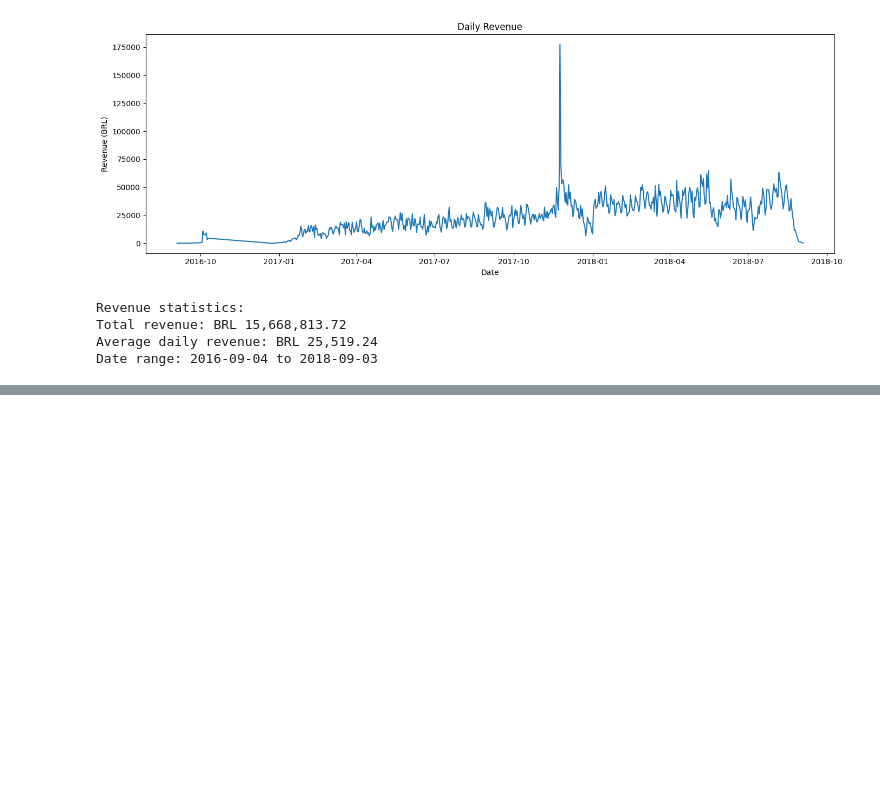
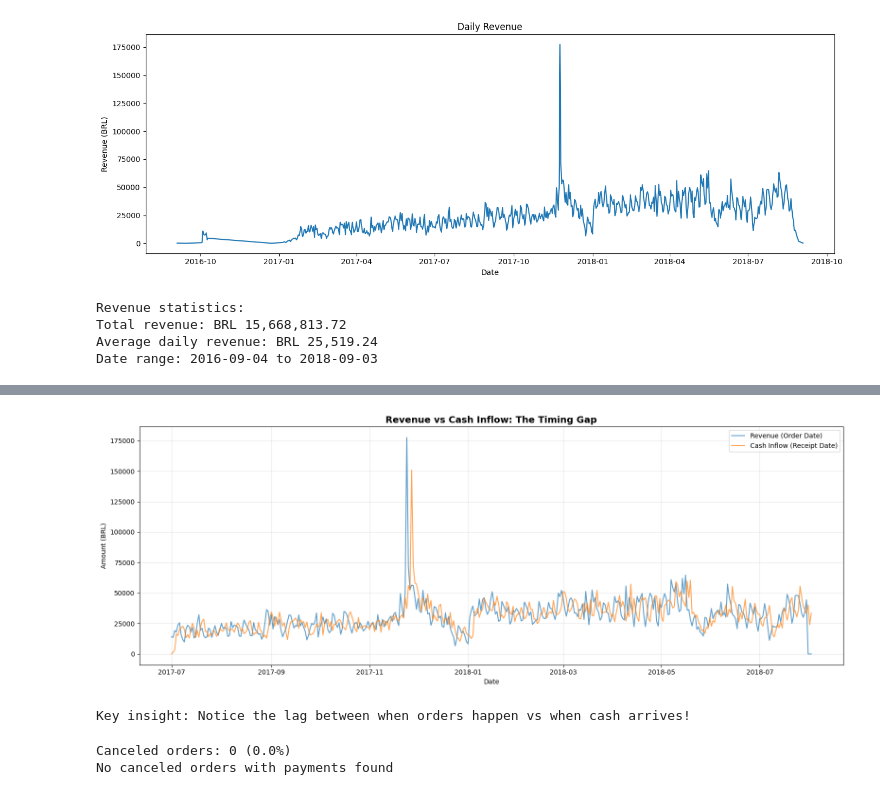
Before and after one commit to Jeremp10/datacleaning, a Jupyter notebook: notebooks/test.ipynb, the cells around one changed output, grey strips where cells are left out. Cells and saved outputs as stored; diff of their text form; code cells hidden in the pictures; blank space fills up the shorter version.

```diff
--- a/notebooks/test.ipynb
+++ b/notebooks/test.ipynb
@@ -271,0 +403,14 @@ Date range: 2016-09-04 to 2018-09-03
+# %%
+orders_with_payments['payment_delay_days']= orders_with_payments['payment_type'].map(payment_delays)
+
+
+orders_with_payments['cash_receipt_date'] = pd.to_datetime(
+    orders_with_payments['order_purchase_timestamp']
+) + pd.to_timedelta(orders_with_payments['payment_delay_days'], unit='D')
+
+
+orders_with_payments['cash_receipt_date'] = orders_with_payments['cash_receipt_date'].dt.date
+
+print("\nSample of order vs cash receipt timing:")
+print(orders_with_payments[['order_id', 'order_purchase_timestamp', 'payment_type',
+                             'payment_value', 'payment_delay_days', 'cash_receipt_date']].head(10))
@@ -271,0 +468,59 @@ Date range: 2016-09-04 to 2018-09-03
+# %%
+orders_filtered_copy = orders_filtered.copy()
+orders_filtered_copy['date'] = orders_filtered_copy['order_purchase_timestamp'].dt.date
+
+order_revenue = orders_with_payments.groupby(
+    pd.to_datetime(orders_with_payments['order_purchase_timestamp']).dt.date
+)['payment_value'].sum().reset_index()
+order_revenue.columns = ['date', 'order_revenue']
+
+cash_revenue = daily_cash_inflows.copy()
+cash_revenue.columns = ['date', 'cash_revenue']
+
+revenue_comparison = order_revenue.merge(cash_revenue, on='date', how='outer').fillna(0)
+revenue_comparison = revenue_comparison.sort_values('date')
+# %%
+
+# Plot comparison
+fig, ax = plt.subplots(figsize=(16, 6))
+ax.plot(revenue_comparison['date'], revenue_comparison['order_revenue'],
+        label='Revenue (Order Date)', alpha=0.7, linewidth=1.5)
+ax.plot(revenue_comparison['date'], revenue_comparison['cash_revenue'],
+        label='Cash Inflow (Receipt Date)', alpha=0.7, linewidth=1.5)
+ax.set_title('Revenue vs Cash Inflow: The Timing Gap', fontsize=14, fontweight='bold')
+ax.set_xlabel('Date')
+ax.set_ylabel('Amount (BRL)')
+ax.legend()
+ax.grid(True, alpha=0.3)
+plt.tight_layout()
+plt.show()
+
+print("\nKey insight: Notice the lag between when orders happen vs when cash arrives!")
+# %% [output]
+[figure, added]
+Key insight: Notice the lag between when orders happen vs when cash arrives!
+# %%
+# Check for canceled orders in your period
+canceled_orders = orders_filtered[orders_filtered['order_status'] == 'canceled']
+print(f"\nCanceled orders: {len(canceled_orders)} ({len(canceled_orders)/len(orders_filtered)*100:.1f}%)")
+
+# For canceled orders with payments, these become refunds (cash outflows)
+canceled_with_payments = canceled_orders.merge(payments_filtered, on='order_id', how='inner')
+
+if len(canceled_with_payments) > 0:
+    # Assume refunds happen 7 days after order
+    canceled_with_payments['refund_date'] = (
+        pd.to_datetime(canceled_with_payments['order_purchase_timestamp']) +
+        pd.timedelta(days=7)
+    ).dt.date
+
+    daily_refunds = canceled_with_payments.groupby('refund_date')['payment_value'].sum().reset_index()
+    daily_refunds.columns = ['date', 'refund_outflow']
+
+    print(f"Total refunds: BRL {daily_refunds['refund_outflow'].sum():,.2f}")
+else:
+    daily_refunds = pd.DataFrame(columns=['date', 'refund_outflow'])
+    print("No canceled orders with payments found")
+# %% [output]
+Canceled orders: 0 (0.0%)
+No canceled orders with payments found
```
Also changed, not shown: parts of 13 cells of this notebook.
